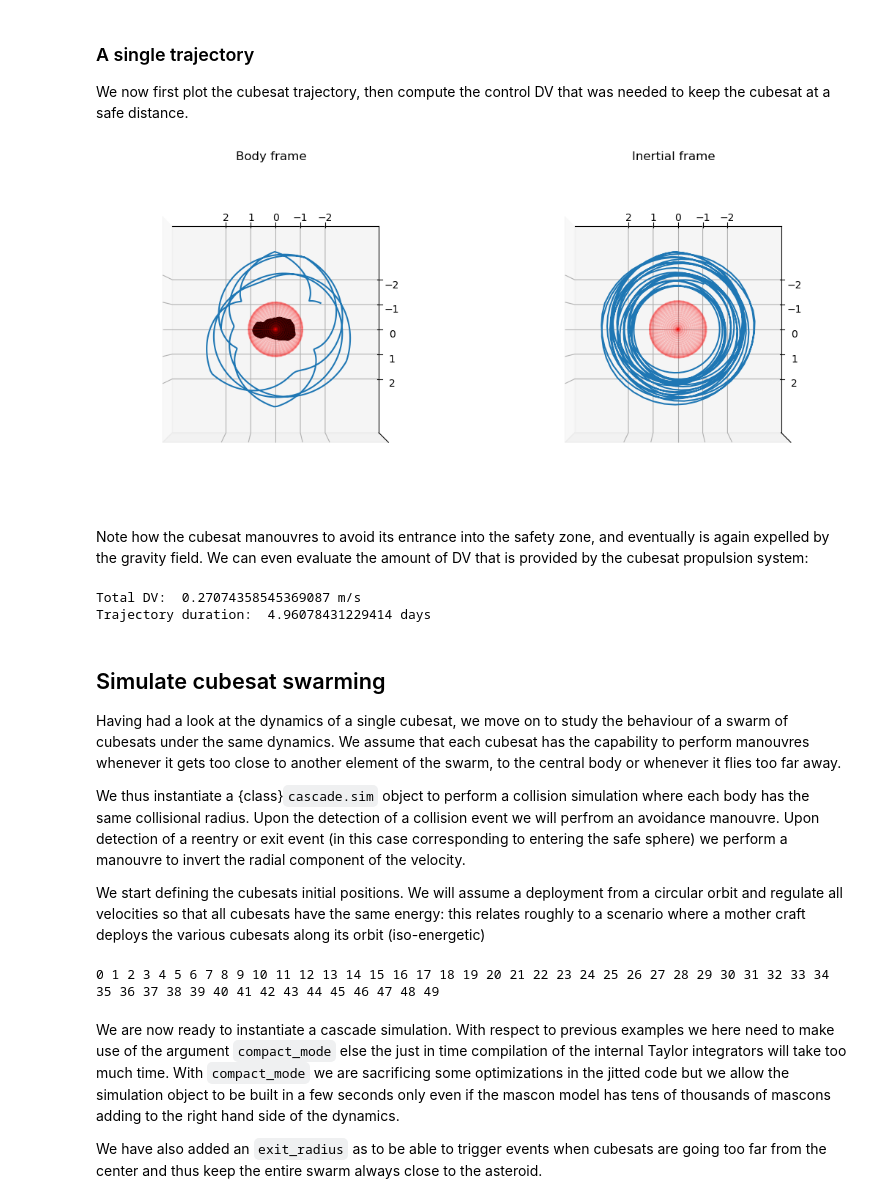
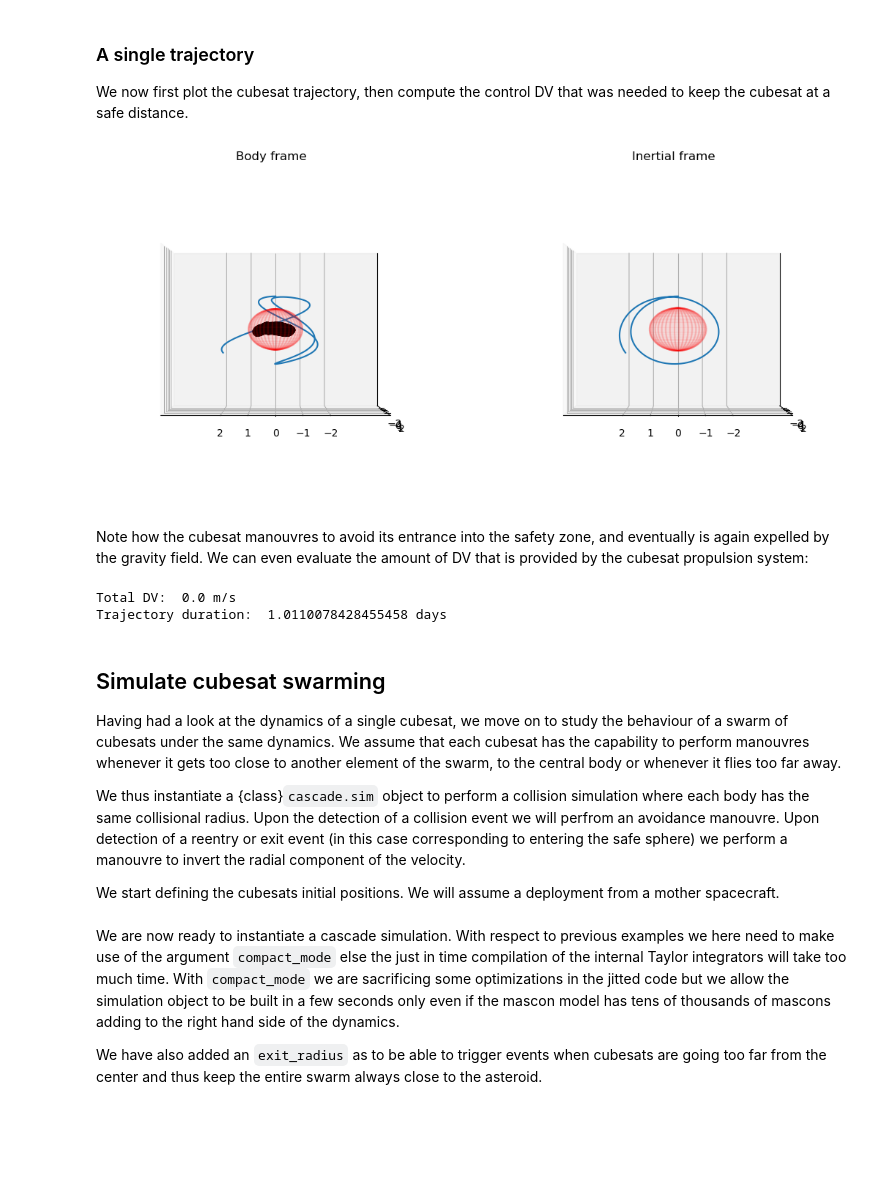
Before and after one commit to andreasaporito/cascade, a Jupyter notebook: doc/examples/itokawa_cubesats.ipynb, the cells around one changed output. Drawn from its saved outputs; the diff is of its cells as text; code cells hidden in the pictures; blank space fills up the shorter version.

Commit message:
Changed deployment startegy and initial orbit

````diff
--- a/doc/examples/itokawa_cubesats.ipynb
+++ b/doc/examples/itokawa_cubesats.ipynb
@@ -144,21 +144,27 @@ exit_ev = hy.t_event(
 taylor = hy.taylor_adaptive(sys=dyn, state = [0.,0.,0.,0.,0.,0.], compact_mode=True, t_events=[reentry_ev, exit_ev])
 # %% [markdown]
 Let us now place the cubesat in its initial conditions. We simulate an orbit starting, in the non rotating frame, from a distance $r$ and a circular velocity $\sqrt{\frac{1}{r}}$:
-# %%
-r_ic = 2.1
-v_ic = np.sqrt(1./r_ic) - r_ic*wz # We use a small dv from a circular orbit to lower the pericenter
-taylor.state[:] = [r_ic, 0., 0., 0., v_ic, 0.]
-taylor.time=0.
-# This correspond to roughly 5 days
-tgrid = np.linspace(0., 100, 1000)
-DV=0
+# %%
+theta = 2*np.pi * 0/50
+cs = np.cos(theta)
+sn = np.sin(theta)
+r_ic = np.array([0., 1.7*sn, 1.7*cs])
+vrot = np.cross(w_vec, r_ic)
+v_ic = np.array([np.sqrt(1./np.linalg.norm(r_ic))*cs, 0., -np.sqrt(1./np.linalg.norm(r_ic))*sn]) - vrot
+taylor.state[:3] = r_ic
+taylor.state[3:6] = v_ic
+taylor.time=0.
+# This correspond to roughly 24 hours (i.e. roughly two Itokawa rotation)
+tgrid = np.linspace(0., 2*10.19, 1000)
+# Global DV in case manouvres are done
+DV=0
 # %% [markdown]
 We perform the numerical propagation.
 ```{tip}
 The use of the propagate_grid method of heyoka's Taylor integrator, in this case will ensure we are able to plot the entire trajectory at the end, while sacrificing performances only marginally.
 ```
 # %%
-out = taylor.propagate_grid(tgrid)
+mother = taylor.propagate_grid(tgrid)
 # %% [markdown]
 ### A single trajectory
 We now first plot the cubesat trajectory, then compute the control DV that was needed to keep the cubesat at a safe distance.
@@ -169,13 +175,13 @@ def rotate(tgrid, states, w_vec):
     import numpy as np
     from copy import deepcopy
     retval = deepcopy(states)
-    direction = w_vec / np.linalg.norm(w_vec)
+    direction = w_vec
     for t, item in zip(tgrid, retval):
         R = rot.from_rotvec(t * direction).as_matrix()
         item[:3] = R@item[:3]
         item[3:6] = R@item[3:6]
     return retval
-out_rotated=rotate(tgrid, out[4], -w_vec)
+mother_rotated=rotate(tgrid, mother[4], w_vec)
 # %%
 # Define the 3d Axis
 fig = plt.figure(figsize = (13,7))
@@ -194,49 +200,49 @@ Y = r*np.sin(u)*np.sin(v)
 Z = r*np.cos(v)
 ax.plot_wireframe(X,Y,Z, color="r", alpha=0.1)
 
-ax.plot3D(out[4][:,0],out[4][:,1],out[4][:,2])
+ax.plot3D(mother[4][:,0],mother[4][:,1],mother[4][:,2])
 
 limit=4
 ax.set_xlim(-limit,limit)
 ax.set_ylim(-limit,limit)
 ax.set_zlim(-limit,limit)
-ax.view_init(90,90)
+ax.view_init(0,90)
 ax.set_title("Body frame")
 ax.set_xticks([-2, -1,0,1, 2])
 ax.set_yticks([-2, -1,0,1, 2])
 ax.set_zticks([])
 
 # Plot in the inertial frame
 ax = fig.add_subplot(122, projection='3d')
 # Plot the safety sphere around it
 r = safety_radius
 u, v = np.mgrid[0:2*np.pi:40j, 0:np.pi:40j]
 X = r*np.cos(u)*np.sin(v)
 Y = r*np.sin(u)*np.sin(v)
 Z = r*np.cos(v)
 ax.plot_wireframe(X,Y,Z, color="r", alpha=0.1)
 
-ax.plot3D(out_rotated[:,0],out_rotated[:,1],out_rotated[:,2])
+ax.plot3D(mother_rotated[:,0],mother_rotated[:,1],mother_rotated[:,2])
 
 limit=4
 ax.set_xlim(-limit,limit)
 ax.set_ylim(-limit,limit)
 ax.set_zlim(-limit,limit)
-ax.view_init(90,90)
+ax.view_init(0,90)
 ax.set_title("Inertial frame")
 ax.set_xticks([-2, -1,0,1, 2])
 ax.set_yticks([-2, -1,0,1, 2])
 ax.set_zticks([]);
 # %% [output]
-[figure, old version]
+[figure, new version]
 # %% [markdown]
 Note how the cubesat manouvres to avoid its entrance into the safety zone, and eventually is again expelled by the gravity field. We can even evaluate the amount of DV that is provided by the cubesat propulsion system:
 # %%
 print("Total DV: ", DV * L / T, "m/s")
 print("Trajectory duration: ", taylor.time*T/60/60/24, "days")
 # %% [output]
-Total DV:  0.27074358545369087 m/s
-Trajectory duration:  4.96078431229414 days
+Total DV:  0.0 m/s
+Trajectory duration:  1.0110078428455458 days
 # %% [markdown]
 ## Simulate cubesat swarming
 Having had a look at the dynamics of a single cubesat, we move on to study the behaviour of a swarm of cubesats under the same dynamics. We assume that each cubesat has the capability to perform manouvres whenever it gets too close to another element of the swarm, to the central body or whenever it flies too far away.
@@ -244,31 +250,4 @@ Having had a look at the dynamics of a single cubesat, we move on to study the b
 We thus instantiate a {class}`cascade.sim` object to perform a collision simulation where each body has the same collisional radius. Upon the detection of a collision event we will perfrom an avoidance manouvre.
 Upon detection of a reentry or exit event (in this case corresponding to entering the safe sphere) we perform a manouvre to invert the radial component of the velocity.
 
-We start defining the cubesats initial positions. We will assume a deployment from a circular orbit and regulate all velocities so that all cubesats have the same energy: this relates roughly to a scenario where a mother craft deploys the various cubesats along its orbit (iso-energetic)
+We start defining the cubesats initial positions. We will assume a deployment from a mother spacecraft.
-# %%
-# Number of cubesats to simulate
-n_cubesats = 50
-# Collisional radius (5m)
-radius = 7. / L
-# The initial state (we will then override all Cartesian components)
-ic_state = np.ones((n_cubesats,7)) * radius
-# Initial position and velocity magnitude for the first satellite
-r_ic = 2.1
-v_ic = np.sqrt(1./r_ic) - r_ic*wz
-# Energy level of the first cubesat
-energy_level = csc.dynamics.rotating_mascon_energy(state = [r_ic,0,0,0,v_ic,0], Gconst = 1., points=mascon_points, masses=mascon_masses, omega=w_vec)
-# We define all other cubesats with initial conditions having the same energy level
-for i, state in enumerate(ic_state):
-    cs = np.cos(i/n_cubesats * 2 * np.pi)
-    sn = np.sin(i/n_cubesats * 2 * np.pi)
-    fv = lambda v: energy_level - csc.dynamics.rotating_mascon_energy(state = [r_ic * cs, r_ic * sn, 0, -v*sn, v*cs, 0], Gconst = 1., points=mascon_points, masses=mascon_masses, omega=w_vec)
-    new_v = scipy.optimize.root_scalar(fv, x0=v_ic, bracket=[v_ic-0.1, v_ic+0.1]).root
-    state[0] = r_ic * cs
-    state[1] = r_ic * sn
-    state[2] = 0
-    state[3] = - new_v * sn
-    state[4] = new_v * cs
-    state[5] = 0
-    print(i, end=" ")
-# %% [output]
-0 1 2 3 4 5 6 7 8 9 10 11 12 13 14 15 16 17 18 19 20 21 22 23 24 25 26 27 28 29 30 31 32 33 34 35 36 37 38 39 40 41 42 43 44 45 46 47 48 49
````
Also changed, not shown: parts of 6 cells of this notebook.
